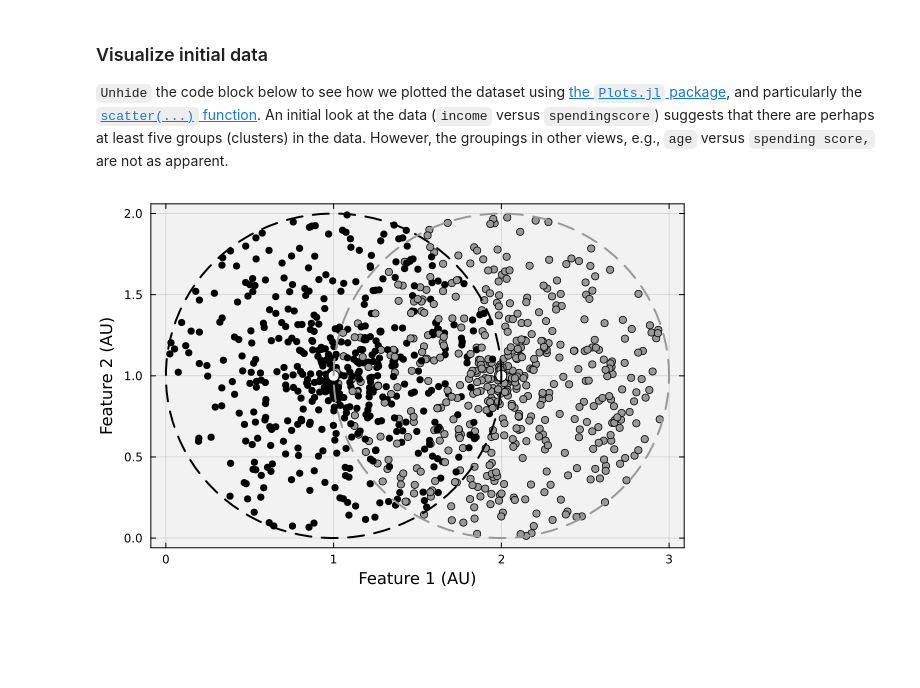
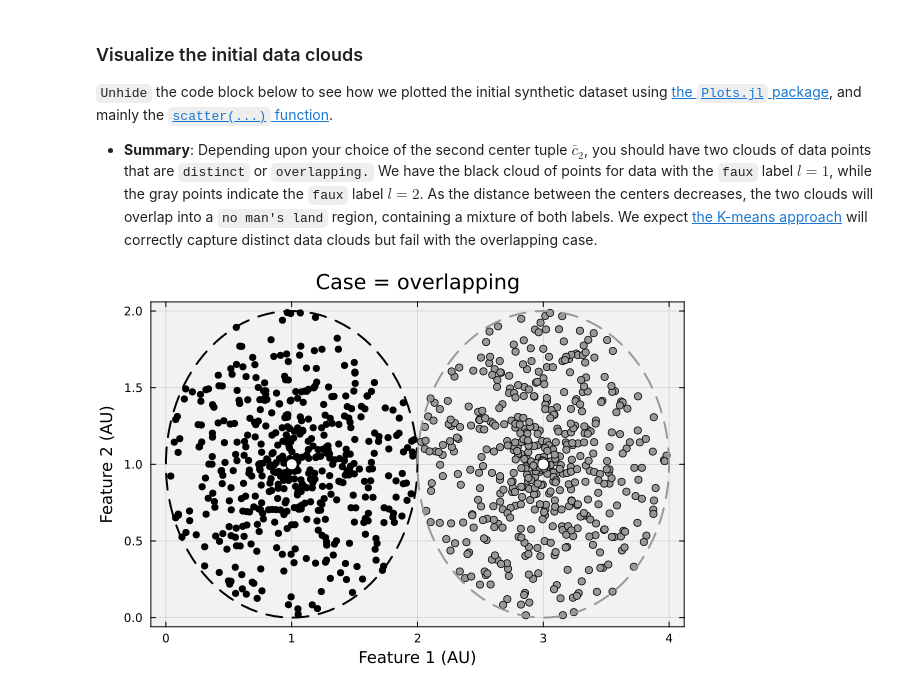
Before and after one commit to varnerlab/PS1-CHEME-5820-SP25, a Jupyter notebook: PS1-CHEME-5820-Solution-S25.ipynb, the cells around one changed output. Cells and saved outputs as stored; diff of their text form; code cells hidden in the pictures; blank space fills up the shorter version.

```diff
--- a/PS1-CHEME-5820-Solution-S25.ipynb
+++ b/PS1-CHEME-5820-Solution-S25.ipynb
@@ -64,32 +97,34 @@ end
 # %% [markdown]
-### Visualize initial data
-`Unhide` the code block below to see how we plotted the dataset using [the `Plots.jl` package](https://github.com/JuliaPlots/Plots.jl), and particularly the [`scatter(...)` function](https://docs.juliaplots.org/stable/api/#Plots.scatter-Tuple). An initial look at the data (`income` versus `spendingscore`) suggests that there are perhaps at least five groups (clusters) in the data. However, the groupings in other views, e.g., `age` versus `spending score,` are not as apparent.
+### Visualize the initial data clouds
+`Unhide` the code block below to see how we plotted the initial synthetic dataset using [the `Plots.jl` package](https://github.com/JuliaPlots/Plots.jl), and mainly the [`scatter(...)` function](https://docs.juliaplots.org/stable/api/#Plots.scatter-Tuple).
+* __Summary__: Depending upon your choice of the second center tuple $\bar{c}_{2}$, you should have two clouds of data points that are `distinct` or `overlapping.` We have the black cloud of points for data with the `faux` label $l = 1$, while the gray points indicate the `faux` label $l = 2$. As the distance between the centers decreases, the two clouds will overlap into a `no man's land` region, containing a mixture of both labels. We expect [the K-means approach](https://en.wikipedia.org/wiki/K-means_clustering) will correctly capture distinct data clouds but fail with the overlapping case.
 # %%
 let
 
     dataset = D̂; # what dataset am I looking at?
     horizontal_index = 1;
     vertical_index = 2;
     p = plot(bg="gray95", background_color_outside="white", framestyle = :box, fg_legend = :transparent); # make an empty plot
 
-    circle_one = fixedcircle(c₁);
-    circle_two = fixedcircle(c₂);
+    circle_one = fixedcircle(c̄₁);
+    circle_two = fixedcircle(c̄₂);
 
     for i ∈ 1:total_number_of_points
         label = dataset[i,3]; # label
         c = :black;
         if label == 2
             c = :gray60
         end
         scatter!([dataset[i, horizontal_index]], [dataset[i, vertical_index]], label="", mec=:navy, c=c)
     end
 
-    scatter!([c₁[1]], [c₁[2]], ms=6, mec=:black, c=:white, label="")
-    scatter!([c₂[1]], [c₂[2]], ms=6, mec=:gray60, c=:white, label="")
+    scatter!([c̄₁[1]], [c̄₁[2]], ms=6, mec=:black, c=:white, label="")
+    scatter!([c̄₂[1]], [c̄₂[2]], ms=6, mec=:gray60, c=:white, label="")
     plot!(circle_one[:,1], circle_one[:,2], lw=2, c=:black, ls=:dash, label="")
     plot!(circle_two[:,1], circle_two[:,2], lw=2, c=:gray60, ls=:dash, label="")
     xlabel!("Feature 1 (AU)", fontsize=18);
     ylabel!("Feature 2 (AU)", fontsize=18);
+    title!("Case = $(case_label)", fontsize=18)
 end
 # %% [output]
-[figure, old version]
+[figure, new version]
```
Also changed, not shown: parts of 32 cells of this notebook, 1 other file.
